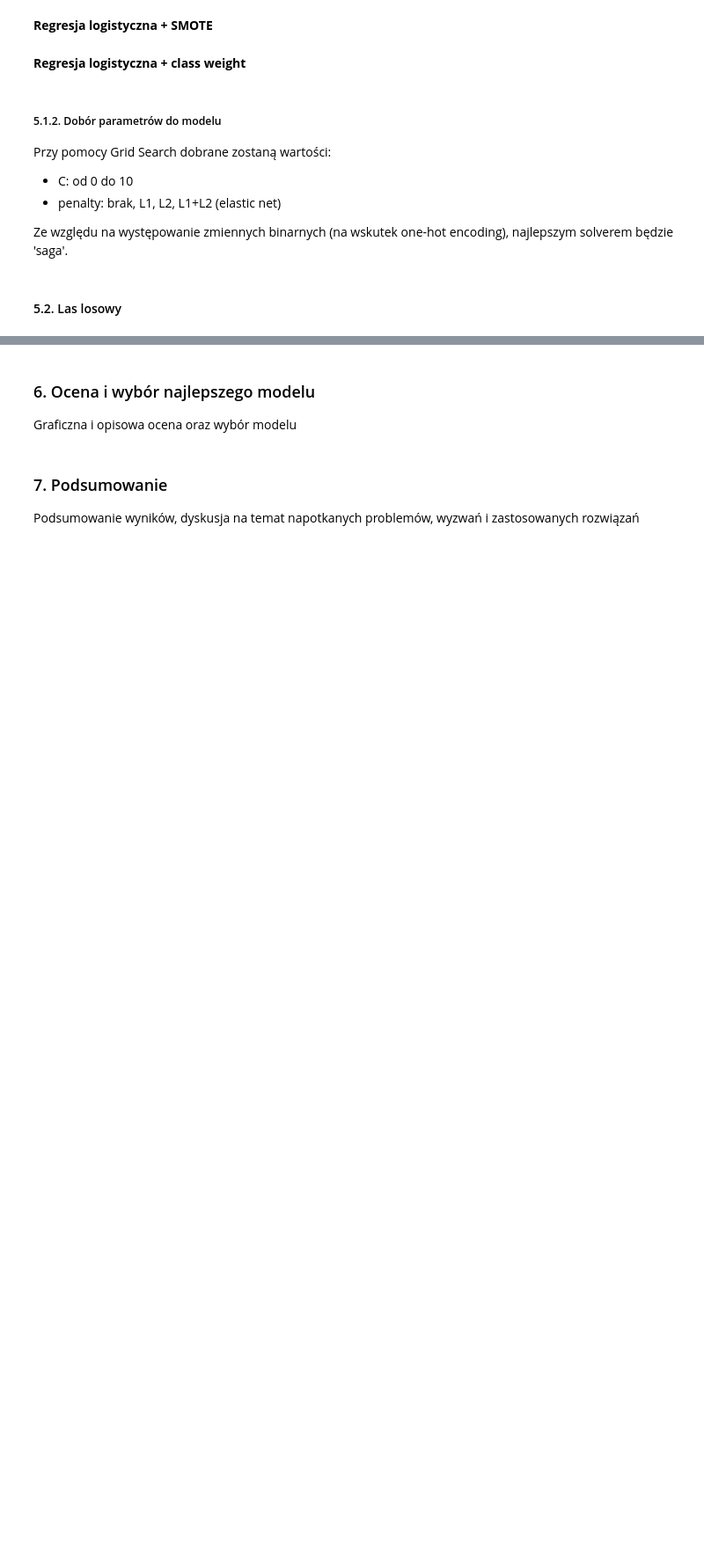
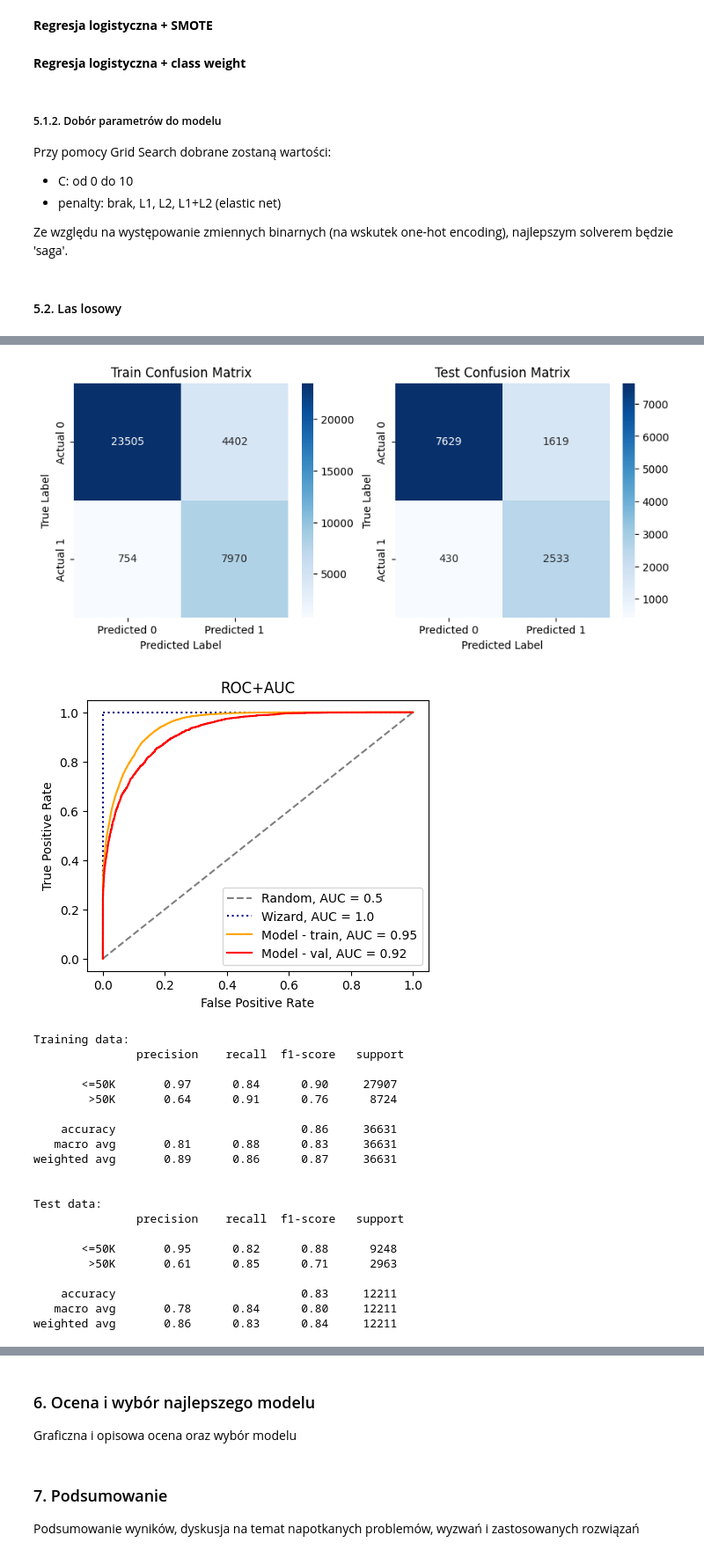
Before and after one commit to hoanganhlinh/SRD-projekt, a Jupyter notebook: adult-classification.ipynb, the cells around one changed output, grey strips where cells are left out. Shown at 88% size. Cells and saved outputs as stored; diff of their text form; code cells hidden in the pictures; blank space fills up the shorter version.

Commit message:
Dodano model XGBoost z tuningiem hiperparametrów

```diff
--- a/adult-classification.ipynb
+++ b/adult-classification.ipynb
@@ -571,0 +875,6 @@ print(f"GridSearch:\t{grid_search.best_score_:.10f}")
+# %%
+from xgboost import XGBClassifier
+
+# Obliczenie wagi dla klasy mniejszościowej (obsługa niezbalansowania)
+scale_pos_weight = len(y_train[y_train == 0]) / len(y_train[y_train == 1])
+print(f"scale_pos_weight: {scale_pos_weight:.2f}")
@@ -571,0 +887,41 @@ print(f"GridSearch:\t{grid_search.best_score_:.10f}")
+# %%
+# Model bazowy XGBoost
+xgb_baseline = XGBClassifier(
+    scale_pos_weight=scale_pos_weight,
+    random_state=42,
+    eval_metric='logloss'
+)
+
+xgb_baseline.fit(X_train, y_train)
+
+# Predykcje
+y_train_xgb_base = xgb_baseline.predict(X_train)
+y_test_xgb_base = xgb_baseline.predict(X_test)
+# %%
+# Ewaluacja modelu bazowego
+plot_confusion_matrices(y_train, y_train_xgb_base, y_test, y_test_xgb_base)
+plot_roc_auc_curve(X_train, y_train, X_test, y_test, xgb_baseline)
+print_report(y_train, y_train_xgb_base, y_test, y_test_xgb_base, target_names)
+# %% [output]
+[figure, added]
+[figure, added]
+Training data:
+               precision    recall  f1-score   support
+
+       <=50K       0.97      0.84      0.90     27907
+        >50K       0.64      0.91      0.76      8724
+
+    accuracy                           0.86     36631
+   macro avg       0.81      0.88      0.83     36631
+weighted avg       0.89      0.86      0.87     36631
+
+
+Test data:
+               precision    recall  f1-score   support
+
+       <=50K       0.95      0.82      0.88      9248
+        >50K       0.61      0.85      0.71      2963
+
+    accuracy                           0.83     12211
+   macro avg       0.78      0.84      0.80     12211
+weighted avg       0.86      0.83      0.84     12211
```
Also changed, not shown: parts of 40 cells of this notebook.
